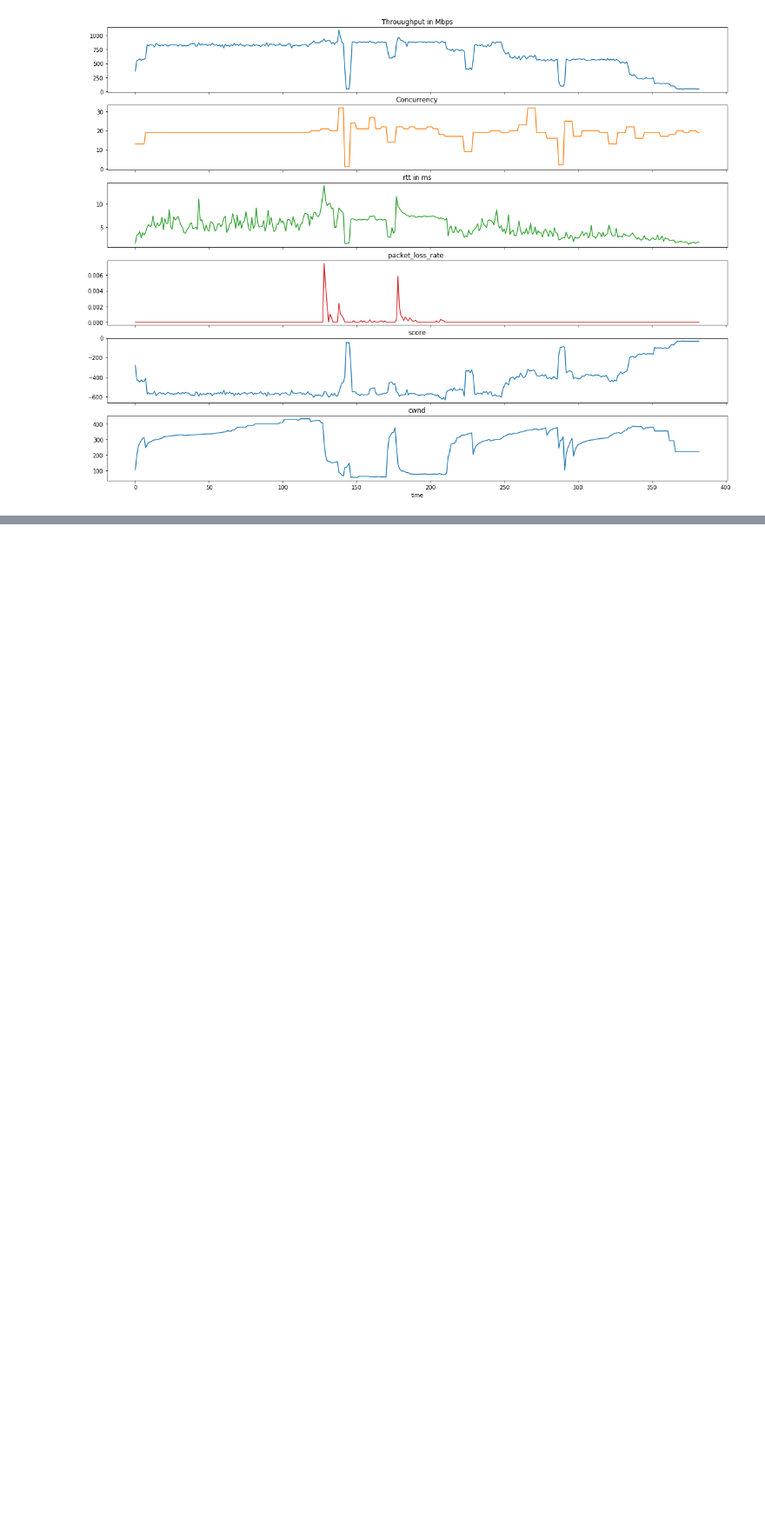
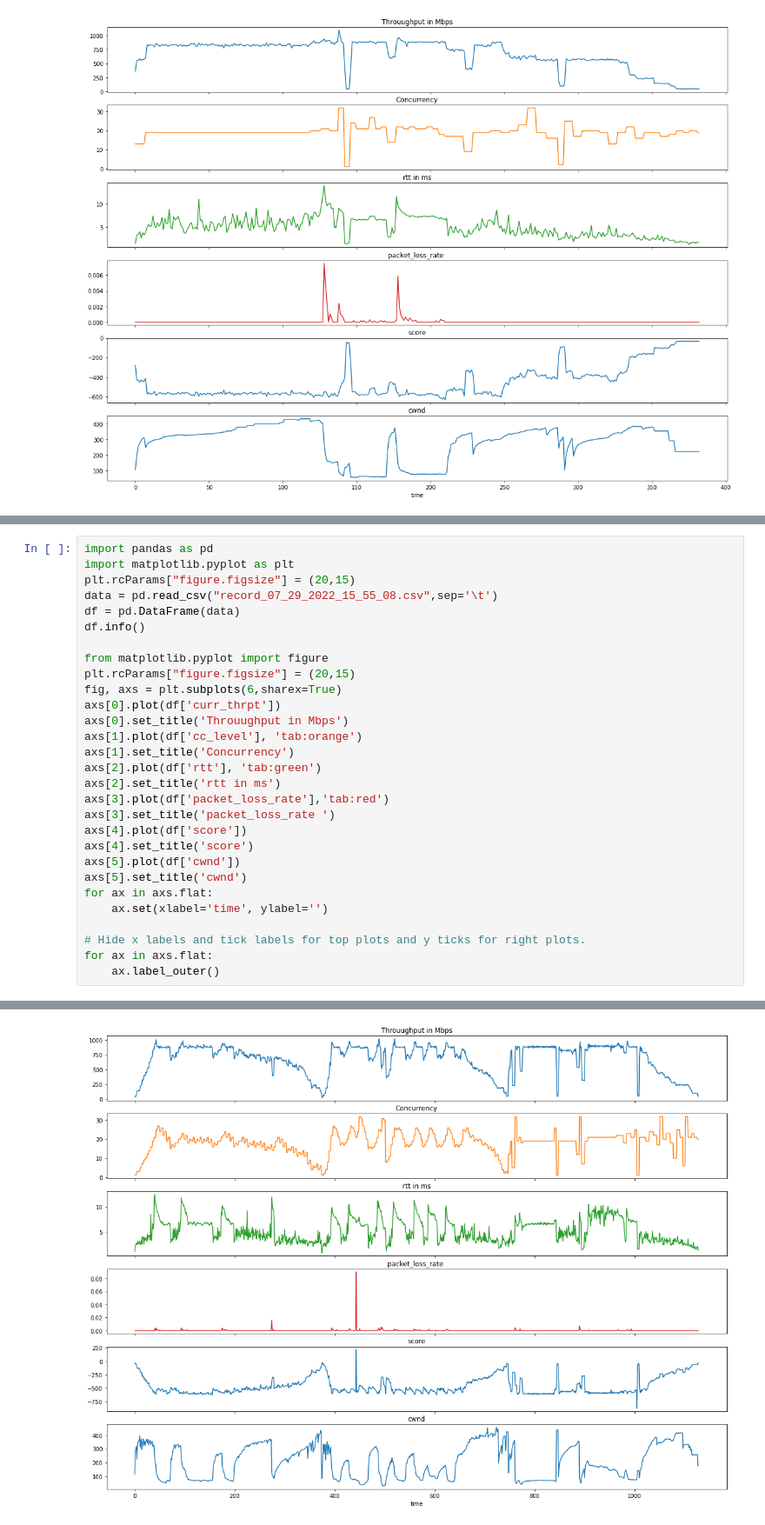
Before and after one commit to H-jamil/file-transfer-optimization-RL, a Jupyter notebook: code_test.ipynb, the cells around one changed output, grey strips where cells are left out. Shown at 87% size. Saved outputs shown, nothing was run; the diff lists cells and outputs as text; blank space fills up the shorter version.

```diff
--- a/code_test.ipynb
+++ b/code_test.ipynb
@@ -1101,0 +1159,30 @@ memory usage: 24.1+ KB
+# %%
+import pandas as pd
+import matplotlib.pyplot as plt
+plt.rcParams["figure.figsize"] = (20,15)
+data = pd.read_csv("record_07_29_2022_15_55_08.csv",sep='\t')
+df = pd.DataFrame(data)
+df.info()
+
+from matplotlib.pyplot import figure
+plt.rcParams["figure.figsize"] = (20,15)
+fig, axs = plt.subplots(6,sharex=True)
+axs[0].plot(df['curr_thrpt'])
+axs[0].set_title('Throuughput in Mbps')
+axs[1].plot(df['cc_level'], 'tab:orange')
+axs[1].set_title('Concurrency')
+axs[2].plot(df['rtt'], 'tab:green')
+axs[2].set_title('rtt in ms')
+axs[3].plot(df['packet_loss_rate'],'tab:red')
+axs[3].set_title('packet_loss_rate ')
+axs[4].plot(df['score'])
+axs[4].set_title('score')
+axs[5].plot(df['cwnd'])
+axs[5].set_title('cwnd')
+for ax in axs.flat:
+    ax.set(xlabel='time', ylabel='')
+
+# Hide x labels and tick labels for top plots and y ticks for right plots.
+for ax in axs.flat:
+    ax.label_outer()
+# %% [output]
@@ -1101,0 +1203 @@ memory usage: 24.1+ KB
+[figure, added]
```
Also changed, not shown: parts of 6 cells of this notebook, 15 other files.
